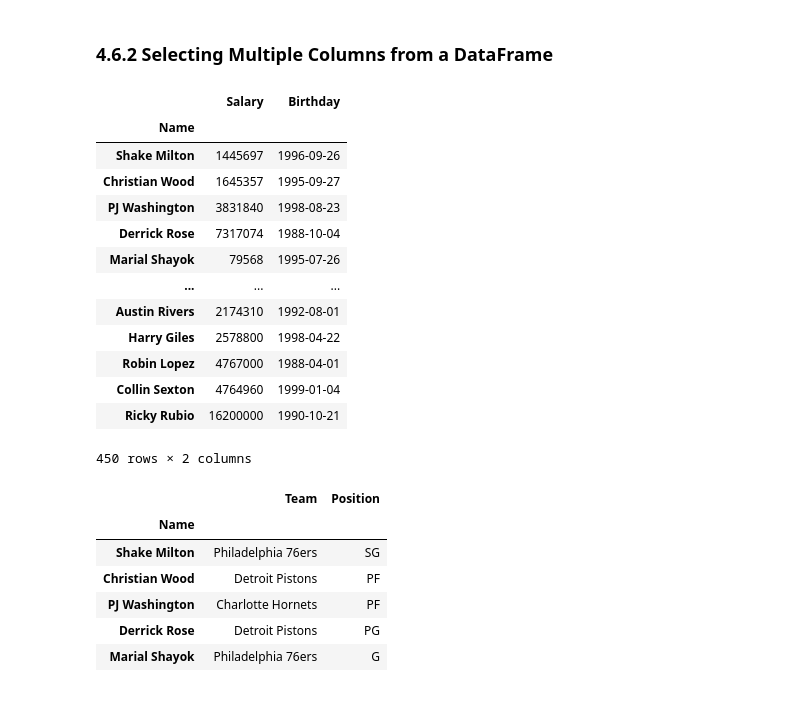
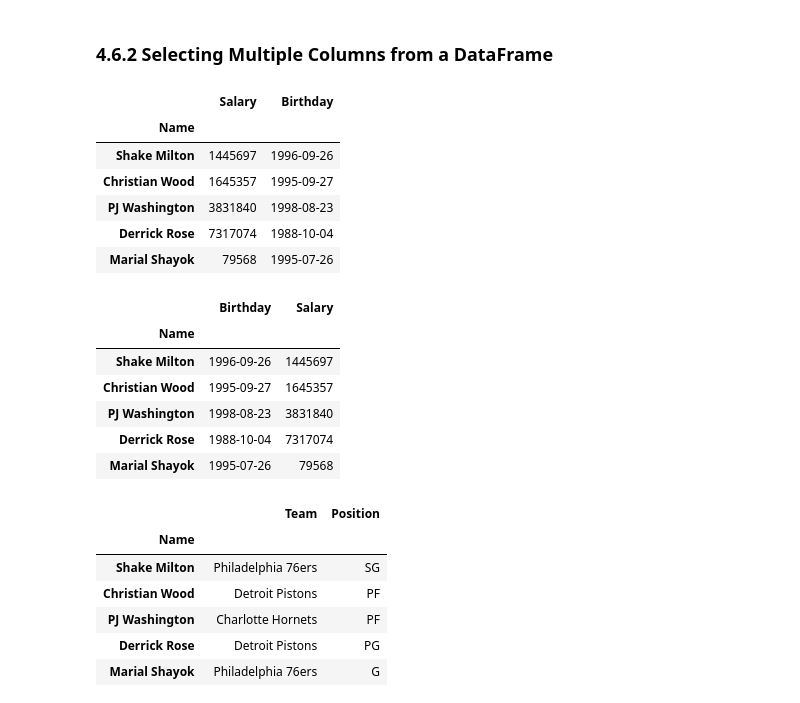
Before and after one commit to paskhaver/pandas-in-action, a Jupyter notebook: chapter_04_the_dataframe_object/chapter_04_the_dataframe_object.ipynb, the cells around one changed output. Saved outputs shown, nothing was run; the diff lists cells and outputs as text; code cells hidden in the pictures.

```diff
--- a/chapter_04_the_dataframe_object/chapter_04_the_dataframe_object.ipynb
+++ b/chapter_04_the_dataframe_object/chapter_04_the_dataframe_object.ipynb
@@ -544,22 +543,25 @@ Name: Position, Length: 450, dtype: object
 # %% [markdown]
 ### 4.6.2 Selecting Multiple Columns from a DataFrame
 # %%
-nba[["Salary", "Birthday"]]
+nba[["Salary", "Birthday"]].head()
 # %% [output]
 |  | Salary | Birthday |
 | Name |  |  |
 | Shake Milton | 1445697 | 1996-09-26 |
 | Christian Wood | 1645357 | 1995-09-27 |
 | PJ Washington | 3831840 | 1998-08-23 |
 | Derrick Rose | 7317074 | 1988-10-04 |
 | Marial Shayok | 79568 | 1995-07-26 |
-| ... | ... | ... |
-| Austin Rivers | 2174310 | 1992-08-01 |
-| Harry Giles | 2578800 | 1998-04-22 |
-| Robin Lopez | 4767000 | 1988-04-01 |
-| Collin Sexton | 4764960 | 1999-01-04 |
-| Ricky Rubio | 16200000 | 1990-10-21 |
-450 rows × 2 columns
+# %%
+nba[["Birthday", "Salary"]].head()
+# %% [output]
+|  | Birthday | Salary |
+| Name |  |  |
+| Shake Milton | 1996-09-26 | 1445697 |
+| Christian Wood | 1995-09-27 | 1645357 |
+| PJ Washington | 1998-08-23 | 3831840 |
+| Derrick Rose | 1988-10-04 | 7317074 |
+| Marial Shayok | 1995-07-26 | 79568 |
 # %%
 nba.select_dtypes(include = "object")
 # %% [output]
```
Also changed, not shown: parts of 22 cells of this notebook, 4 other files.
